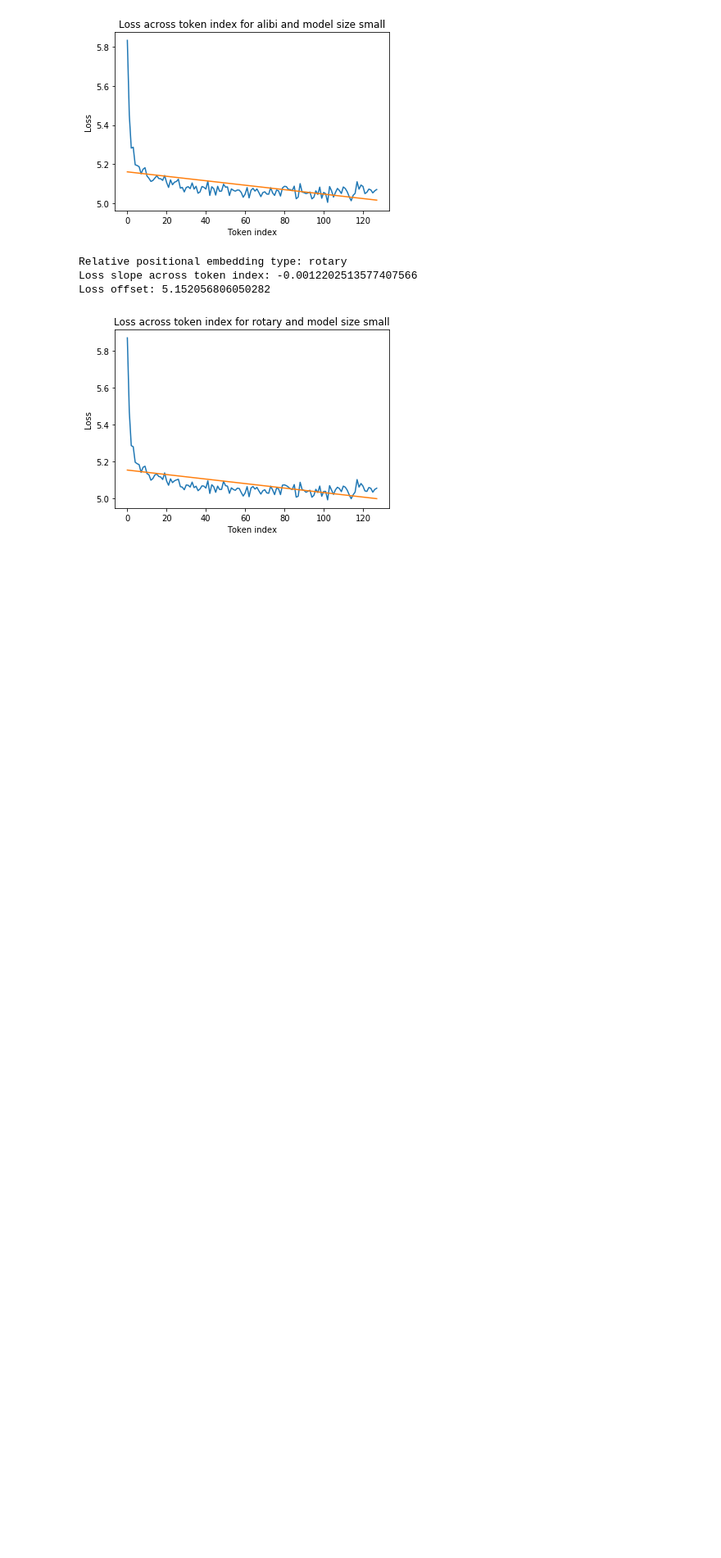
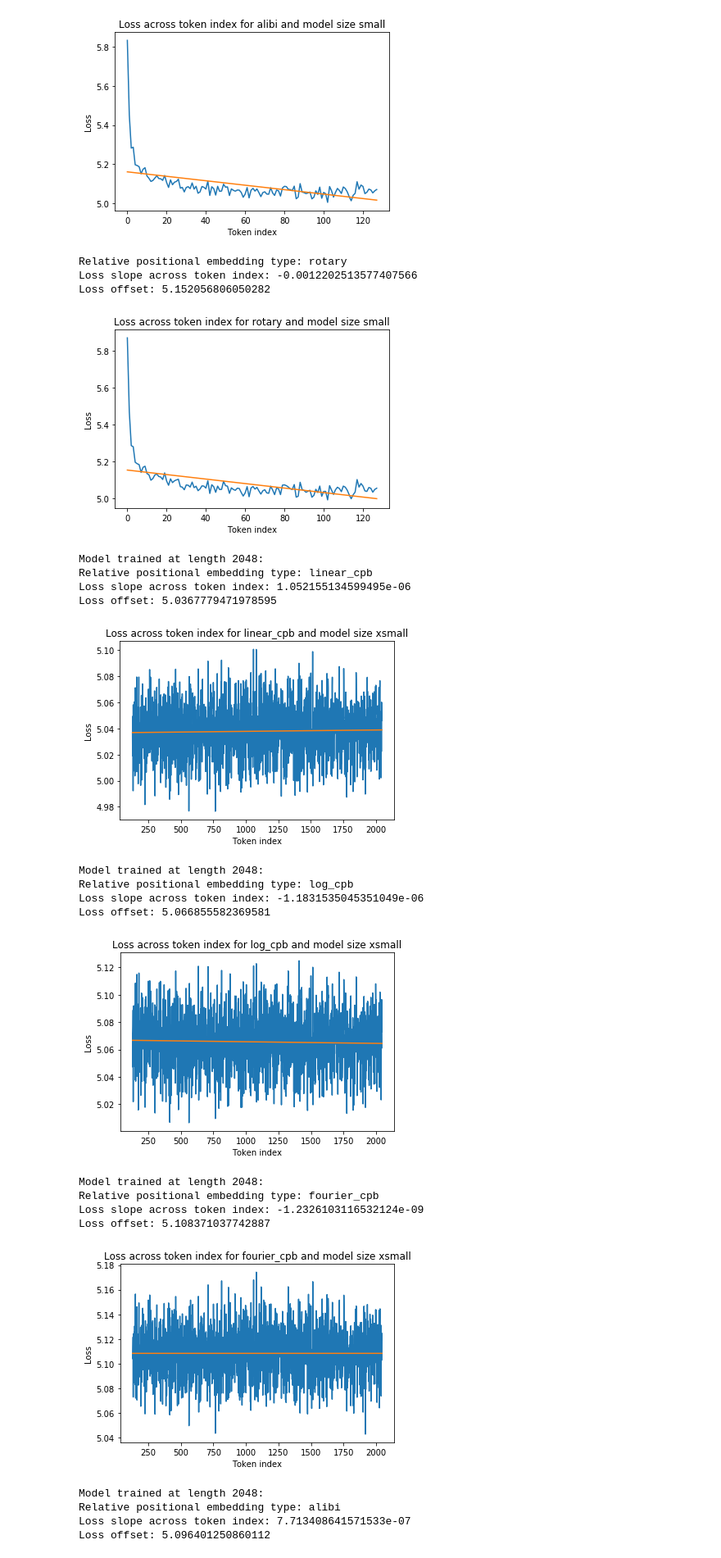
Before and after one commit to bob80333/investigating_extrapolation, a Jupyter notebook: tokenwise_losses.ipynb, the cells around one changed output. Shown at 82% size. Saved outputs shown, nothing was run; the diff lists cells and outputs as text; code cells hidden in the pictures; blank space fills up the shorter version.

Commit message:
Comparing training context lengths

```diff
--- a/tokenwise_losses.ipynb
+++ b/tokenwise_losses.ipynb
@@ -163,3 +163,55 @@ Relative positional embedding type: rotary
 Loss slope across token index: -0.0012202513577407566
 Loss offset: 5.152056806050282
 [figure]
+# %%
+def display_best_fit_2048_trained(size="xsmall", rel_pos_emb="linear_cpb"):
+    a = np.load("results_relative_trained2048/result_"+size+"_"+rel_pos_emb+"1_2048_losses.npz")
+    a = a.f.arr_0
+    all_avg = np.mean(a, axis=0)
+
+
+    x = np.arange(len(all_avg))[128:]
+    y = all_avg[128:]
+
+    m, b = np.polyfit(x, y, 1)
+
+    print("Model trained at length 2048:")
+    print("Relative positional embedding type:", rel_pos_emb)
+    print("Loss slope across token index:", m)
+    print("Loss offset:", b)
+    plt.plot(x, all_avg[128:])
+    plt.plot(x, m*x+b)
+    plt.title("Loss across token index for " + rel_pos_emb + " and model size " + size)
+    plt.ylabel("Loss")
+    plt.xlabel("Token index")
+    plt.show()
+# %%
+display_best_fit_2048_trained(size="xsmall", rel_pos_emb="linear_cpb")
+
+display_best_fit_2048_trained(size="xsmall", rel_pos_emb="log_cpb")
+
+display_best_fit_2048_trained(size="xsmall", rel_pos_emb="fourier_cpb")
+
+display_best_fit_2048_trained(size="xsmall", rel_pos_emb="alibi")
+
+display_best_fit_2048_trained(size="xsmall", rel_pos_emb="rotary")
+# %% [output]
+Model trained at length 2048:
+Relative positional embedding type: linear_cpb
+Loss slope across token index: 1.052155134599495e-06
+Loss offset: 5.0367779471978595
+[figure, added]
+Model trained at length 2048:
+Relative positional embedding type: log_cpb
+Loss slope across token index: -1.1831535045351049e-06
+Loss offset: 5.066855582369581
+[figure, added]
+Model trained at length 2048:
+Relative positional embedding type: fourier_cpb
+Loss slope across token index: -1.2326103116532124e-09
+Loss offset: 5.108371037742887
+[figure, added]
+Model trained at length 2048:
+Relative positional embedding type: alibi
+Loss slope across token index: 7.713408641571533e-07
+Loss offset: 5.096401250860112
```
Also changed, not shown: parts of 3 cells of this notebook, 1 other file.
